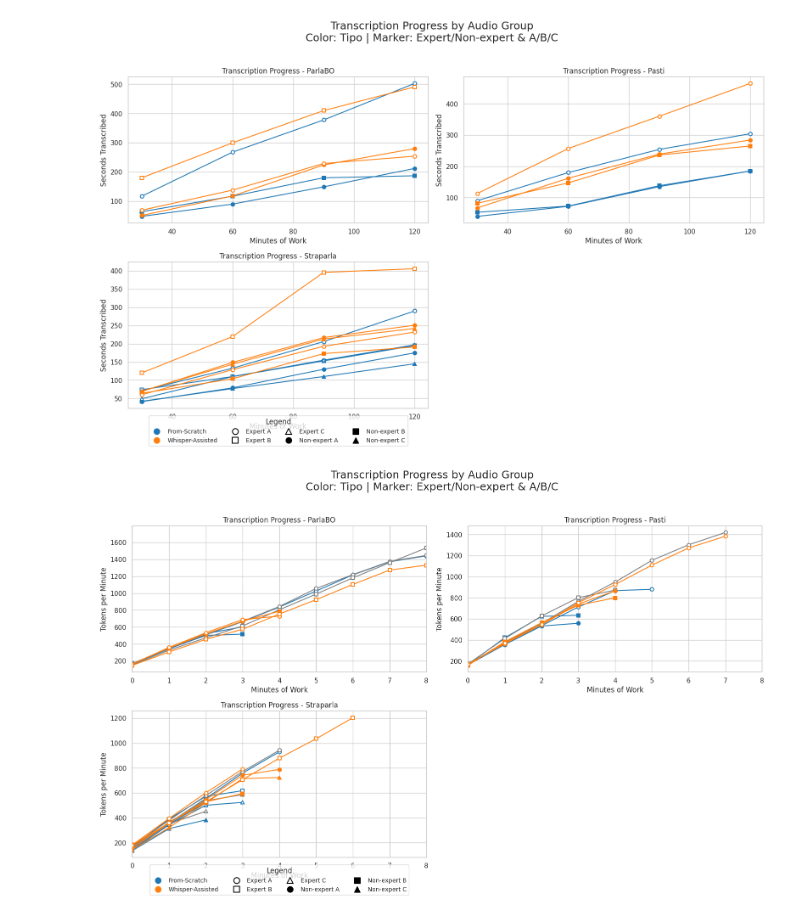
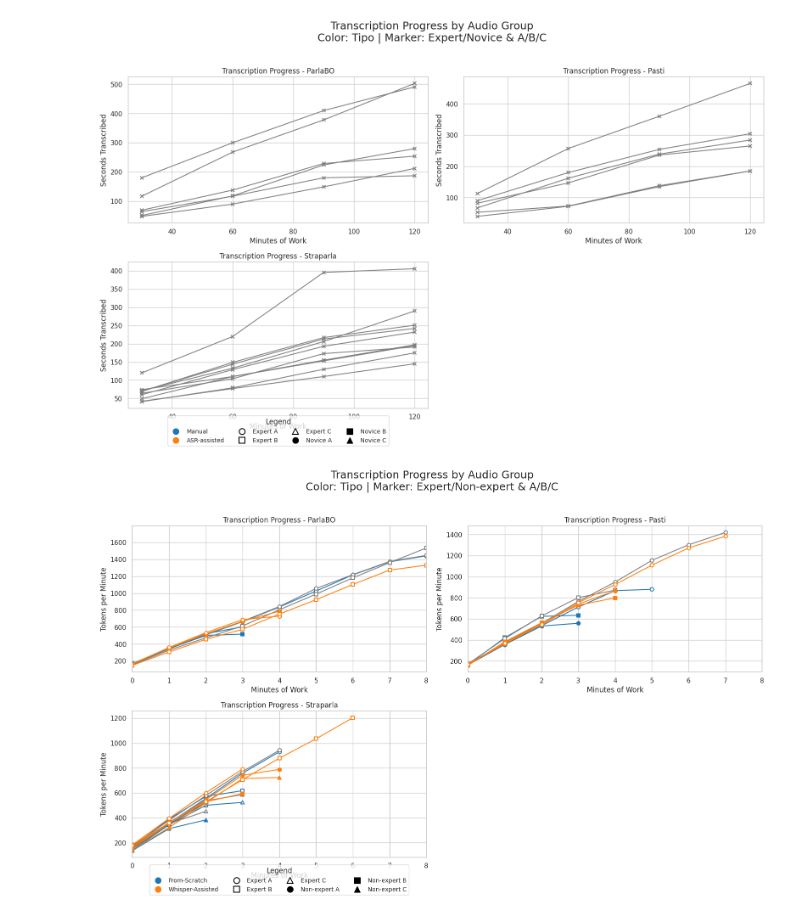
Before and after one commit to LaboratorioSperimentale/asr-assisted-transcription, a Jupyter notebook: data_analysis/prova_ludovica.ipynb, the cells around one changed output. Cells and saved outputs as stored; diff of their text form; code cells hidden in the pictures.

```diff
--- a/data_analysis/prova_ludovica.ipynb
+++ b/data_analysis/prova_ludovica.ipynb
@@ -7,7 +7,7 @@ import re
 import numpy as np
 # %%
 # Load and preprocess the data
-df = pd.read_csv("../data/output/stats.csv", delimiter="\t")
+df = pd.read_csv("../data/new_output/stats/stats.csv", delimiter="\t")
 df.columns = df.columns.str.strip()
 cols_of_interest = ['Sec30', 'Sec60', 'Sec90', 'Sec120', 'Tipo', 'Esperto', 'Audio']
 df_subset = df[cols_of_interest].copy()
@@ -43,16 +43,16 @@ melted['AudioVersion'] = melted['Audio'].apply(extract_version)
 # Plot settings
 sns.set(style="whitegrid")
 color_map = {
-    "From-Scratch": "tab:blue",
-    "Whisper-Assisted": "tab:orange"
+    "Manual": "tab:blue",
+    "ASR-assisted": "tab:orange"
 }
 marker_style_map = {
-    ('sì', 'A'): ('o', 'none'),     # Expert A - empty circle
-    ('sì', 'B'): ('s', 'none'),     # Expert B - empty square
-    ('sì', 'C'): ('^', 'none'),     # Expert C - empty triangle
-    ('no', 'A'): ('o', 'full'),     # Non-expert A - filled circle
-    ('no', 'B'): ('s', 'full'),     # Non-expert B - filled square
-    ('no', 'C'): ('^', 'full')      # Non-expert C - filled triangle
+    ('expert', 'A'): ('o', 'none'),     # Expert A - empty circle
+    ('expert', 'B'): ('s', 'none'),     # Expert B - empty square
+    ('expert', 'C'): ('^', 'none'),     # Expert C - empty triangle
+    ('novice', 'A'): ('o', 'full'),     # Non-expert A - filled circle
+    ('novice', 'B'): ('s', 'full'),     # Non-expert B - filled square
+    ('novice', 'C'): ('^', 'full')      # Non-expert C - filled triangle
 }
 
 # Plot one chart per audio group
@@ -73,40 +73,40 @@ for i, group in enumerate(unique_groups, 1):
         edgecolor = color
 
         plt.plot(
             grp['Minutes'],
             grp['TranscribedSeconds'],
             label=label,
             color=color,
             marker=marker,
             markerfacecolor=facecolor,
             markeredgecolor=edgecolor,
             markeredgewidth=1.5,
             linestyle='-'
         )
     plt.title(f"Transcription Progress - {group}")
     plt.xlabel("Minutes of Work")
     plt.ylabel("Seconds Transcribed")
     plt.grid(True)
     plt.tight_layout()
 
 # Custom legend
 legend_elements = [
-    Line2D([0], [0], marker='o', color='tab:blue', label='From-Scratch', markersize=10, linestyle=''),
-    Line2D([0], [0], marker='o', color='tab:orange', label='Whisper-Assisted', markersize=10, linestyle=''),
+    Line2D([0], [0], marker='o', color='tab:blue', label='Manual', markersize=10, linestyle=''),
+    Line2D([0], [0], marker='o', color='tab:orange', label='ASR-assisted', markersize=10, linestyle=''),
     Line2D([0], [0], marker='o', color='black', markerfacecolor='white', markeredgewidth=1.5, label='Expert A', linestyle='', markersize=10),
     Line2D([0], [0], marker='s', color='black', markerfacecolor='white', markeredgewidth=1.5, label='Expert B', linestyle='', markersize=10),
     Line2D([0], [0], marker='^', color='black', markerfacecolor='white', markeredgewidth=1.5, label='Expert C', linestyle='', markersize=10),
-    Line2D([0], [0], marker='o', color='black', markerfacecolor='black', label='Non-expert A', linestyle='', markersize=10),
-    Line2D([0], [0], marker='s', color='black', markerfacecolor='black', label='Non-expert B', linestyle='', markersize=10),
-    Line2D([0], [0], marker='^', color='black', markerfacecolor='black', label='Non-expert C', linestyle='', markersize=10),
+    Line2D([0], [0], marker='o', color='black', markerfacecolor='black', label='Novice A', linestyle='', markersize=10),
+    Line2D([0], [0], marker='s', color='black', markerfacecolor='black', label='Novice B', linestyle='', markersize=10),
+    Line2D([0], [0], marker='^', color='black', markerfacecolor='black', label='Novice C', linestyle='', markersize=10),
 ]
 
 plt.legend(handles=legend_elements, loc='upper center', bbox_to_anchor=(0.5, -0.03), ncol=4, fontsize='small', title="Legend")
-plt.suptitle("Transcription Progress by Audio Group\nColor: Tipo | Marker: Expert/Non-expert & A/B/C", fontsize=18, y=1.02)
+plt.suptitle("Transcription Progress by Audio Group\nColor: Tipo | Marker: Expert/Novice & A/B/C", fontsize=18, y=1.02)
 plt.tight_layout()
 plt.show()
 # %% [output]
-[figure, old version]
+[figure, new version]
 # %%
 # Grouped statistics
 grouped_stats = df.groupby(['Tipo', 'Esperto', 'Audio']).mean(numeric_only=True).reset_index()
```
Also changed, not shown: parts of 2 cells of this notebook, 1 other file.
